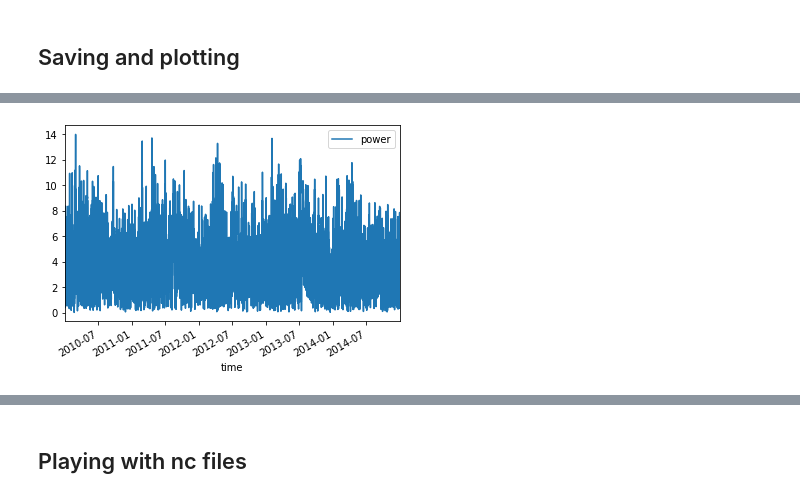
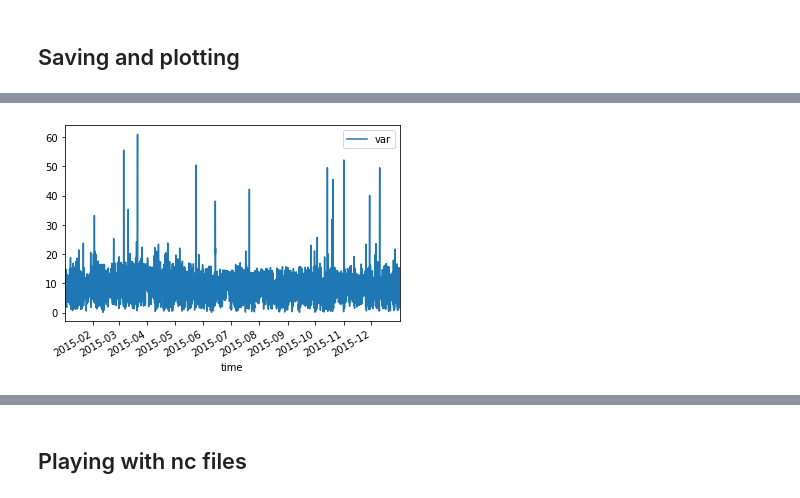
Before and after one commit to GeodataTools/geodata, a Jupyter notebook: create_wind.ipynb, the cells around one changed output, grey strips where cells are left out. Cells and saved outputs as stored; diff of their text form; code cells hidden in the pictures.

```diff
--- a/create_wind.ipynb
+++ b/create_wind.ipynb
@@ -102,0 +60,2 @@ INFO:atlite.convert:Keeping time dimension.
+# %%
+ds2 = atlite.convert.windspd(cutout, turbine='Suzlon_S82_1.5_MW', var_height='lml', extrap_fn = atlite.wind.log_law_flux_linearexpconst)
@@ -104,7 +76,6 @@ INFO:atlite.convert:Keeping time dimension.
 ## Saving and plotting
 # %%
 # Pandas and save to csv
-df = ds.to_dataframe(name='power')
+df = ds2.to_dataframe(name='var')
 # df.to_csv(outdir + 'merra2_wind_test_sm.csv')
 df.reset_index(level=df.index.names, inplace=True)
-df.head()
@@ -124,7 +88,6 @@ plt.show()
 # %%
-# Plot
 # df[(df.lat == 35) & (df.lon == 40)].plot(x='time', y='power')
-df[(df.lat == 28.0) & (df.lon == 108.125)].plot(x='time', y='power')
+df[(df.lat == 28.0) & (df.lon == 108.125)].plot(x='time', y='var')
 plt.show()
 # %% [output]
-[figure, old version]
+[figure, new version]
```
Also changed, not shown: parts of 42 cells of this notebook, 4 other files.
